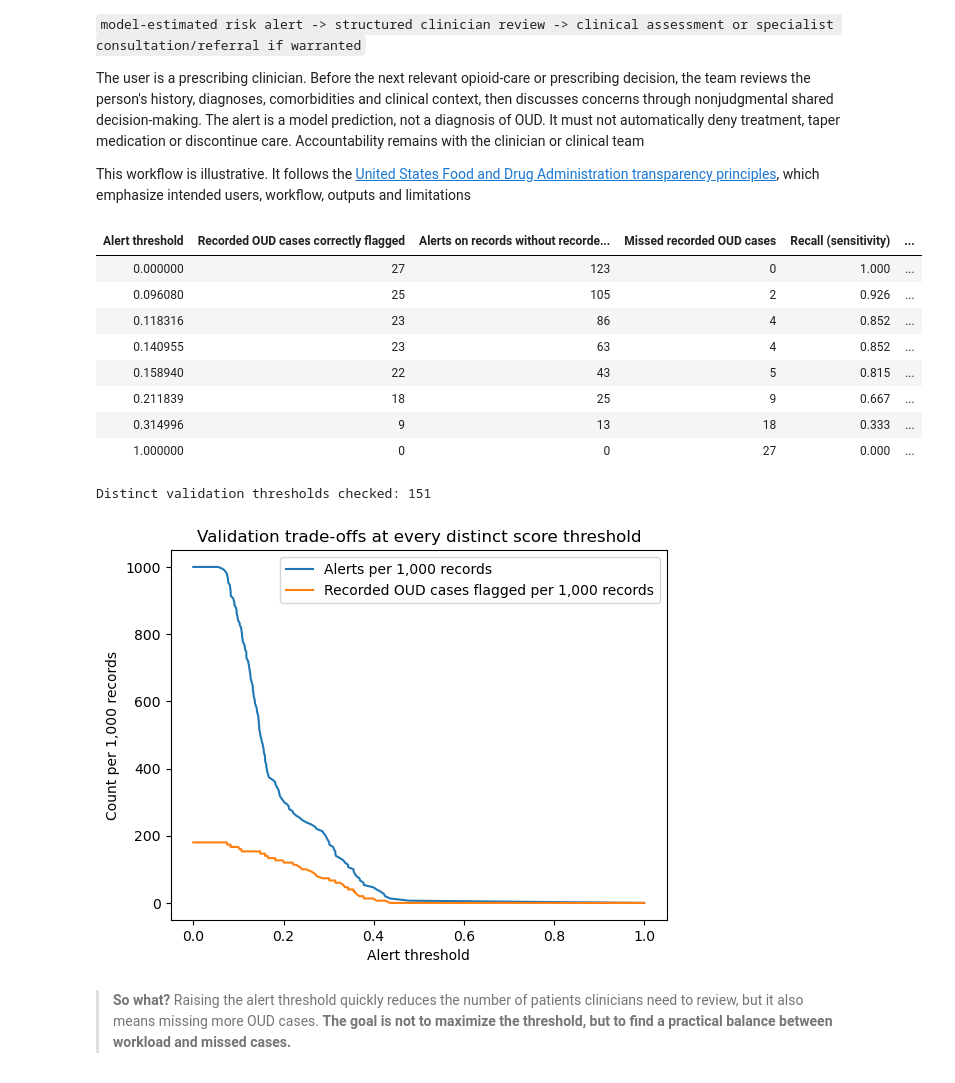
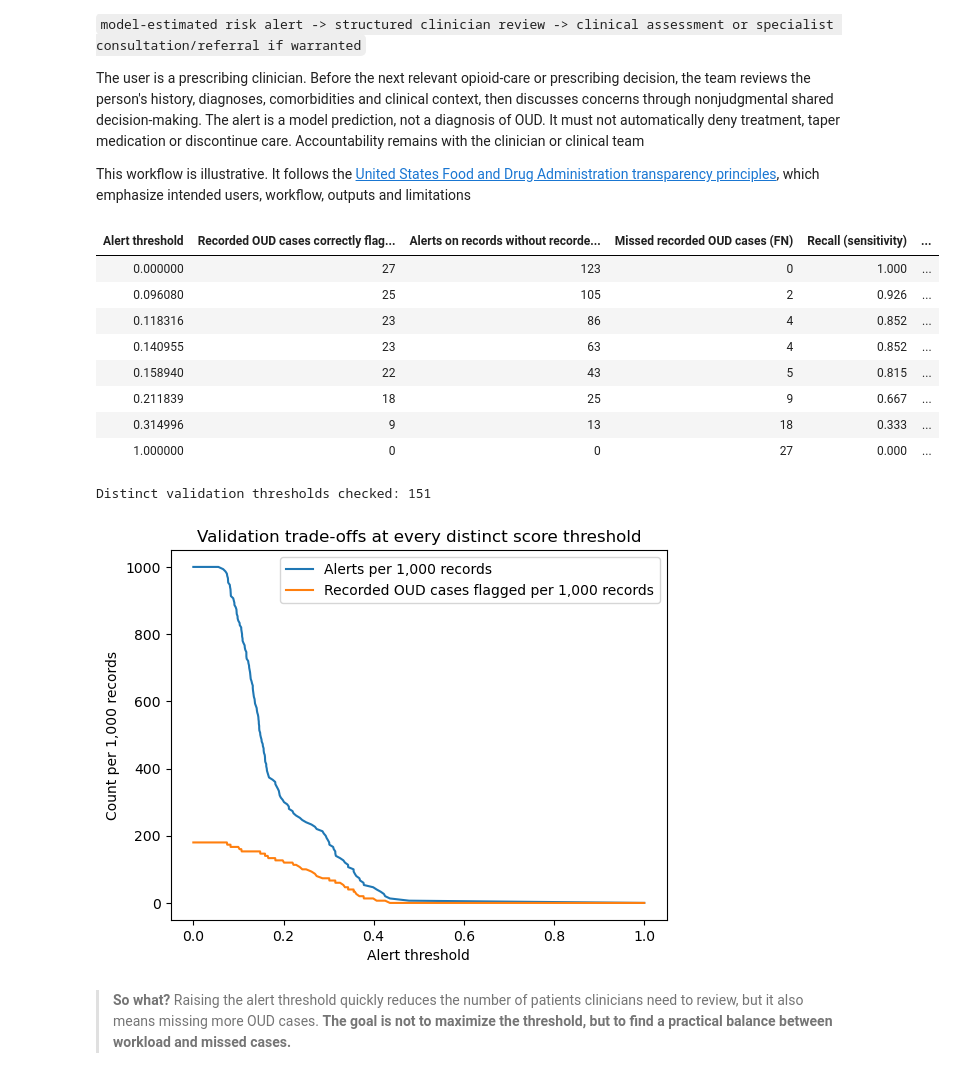
Before and after one commit to IE-ML-for-Healthcare/RAI_opioid_risk_prevention, a Jupyter notebook: ML4HL_OD_RAI_toolbox.ipynb, the cells around one changed output. Cells and saved outputs as stored; diff of their text form; code cells hidden in the pictures.

Commit message:
Refactor output table and labels in ML4HL_OD_RAI_toolbox.ipynb
- Updated execution count for a specific code cell.
- Changed table IDs and headers to include more descriptive labels for true positives (TP), false positives (FP), true negatives (TN), and false negatives (FN).
- Corrected a typo in the legend function call.

```diff
--- a/ML4HL_OD_RAI_toolbox.ipynb
+++ b/ML4HL_OD_RAI_toolbox.ipynb
@@ -922,10 +922,10 @@ df_thr["alert_count"] = df_thr["TP"] + df_thr["FP"]
 # Translate internal confusion-count names into plain-English display labels
 THRESHOLD_DISPLAY_LABELS = {
     "threshold": "Alert threshold",
-    "TP": "Recorded OUD cases correctly flagged",
-    "FP": "Alerts on records without recorded OUD",
-    "TN": "Records correctly not flagged",
-    "FN": "Missed recorded OUD cases",
+    "TP": "Recorded OUD cases correctly flagged (TP)",
+    "FP": "Alerts on records without recorded OUD (FP)",
+    "TN": "Records correctly not flagged (TN)",
+    "FN": "Missed recorded OUD cases (FN)",
     "recall": "Recall (sensitivity)",
     "precision": "Precision",
     "alert_count": "Alert count",
@@ -936,35 +936,35 @@ THRESHOLD_DISPLAY_LABELS = {
 }
 # Display a sample of the threshold trade-offs to illustrate the range of options
 candidate_preview_indices = np.unique(
     np.linspace(0, len(df_thr) - 1, min(8, len(df_thr)), dtype=int)
 )
 candidate_preview = (
     df_thr.iloc[candidate_preview_indices]
     .loc[:, ["threshold", "TP", "FP", "FN", "recall", "precision", "alert_count", "alerts_per_1000"]]
     .rename(columns=THRESHOLD_DISPLAY_LABELS)
 )
 display(
     candidate_preview.style
     .hide(axis="index")
     .format({
         "Alert threshold": "{:.6f}",
         "Recall (sensitivity)": "{:.3f}",
         "Precision": "{:.3f}",
         "Alerts per 1,000 records": "{:.1f}",
     })
 )
 print(f"Distinct validation thresholds checked: {len(df_thr)}")
 
 plt.figure()
 plt.plot(df_thr["threshold"], df_thr["alerts_per_1000"], label="Alerts per 1,000 records")
 plt.plot(df_thr["threshold"], df_thr["true_pos_per_1000"], label="Recorded OUD cases flagged per 1,000 records")
 plt.xlabel("Alert threshold")
 plt.ylabel("Count per 1,000 records")
 plt.title("Validation trade-offs at every distinct score threshold")
-plt.legend()s
+plt.legend()
 plt.show()
 # %% [output]
-| Alert threshold | Recorded OUD cases correctly flagged | Alerts on records without recorde... | Missed recorded OUD cases | Recall (sensitivity) | ... |
+| Alert threshold | Recorded OUD cases correctly flag... | Alerts on records without recorde... | Missed recorded OUD cases (FN) | Recall (sensitivity) | ... |
 | 0.000000 | 27 | 123 | 0 | 1.000 | ... |
 | 0.096080 | 25 | 105 | 2 | 0.926 | ... |
 | 0.118316 | 23 | 86 | 4 | 0.852 | ... |
```
